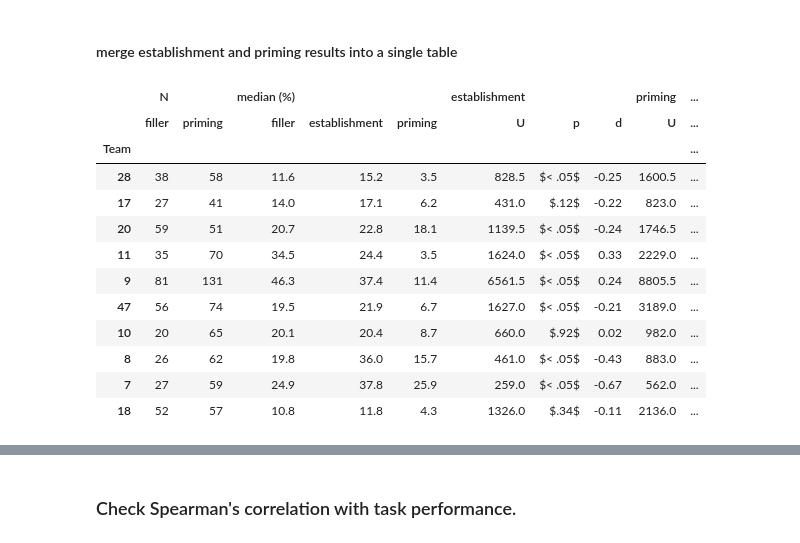
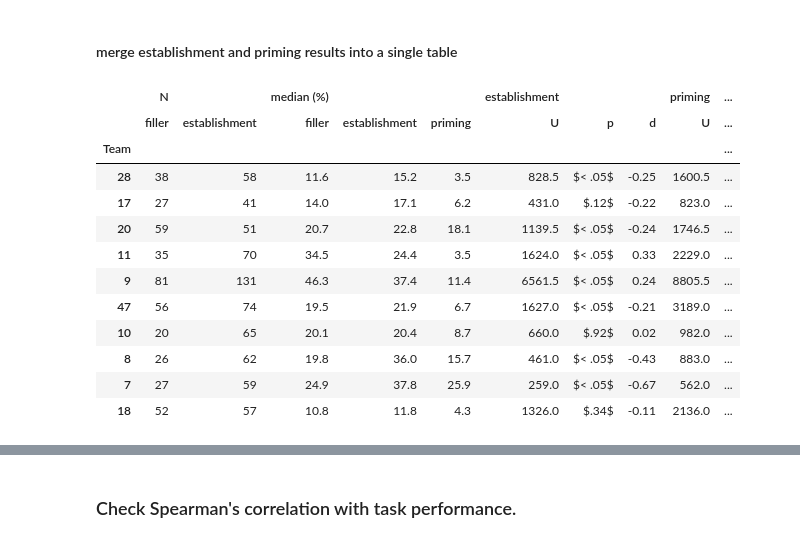
Before and after one commit to chili-epfl/justhink-alignment-analysis, a Jupyter notebook: tools/7_test_the_hypotheses.ipynb, the cells around one changed output, grey strips where cells are left out. Saved outputs shown, nothing was run; the diff lists cells and outputs as text; code cells hidden in the pictures.

```diff
--- a/tools/7_test_the_hypotheses.ipynb
+++ b/tools/7_test_the_hypotheses.ipynb
@@ -580,10 +578,15 @@ for prefix in ['', 'scaled_']:
     c = '{}median'.format(prefix)
     print('For {}:'.format(c), end=' ')
 
-    x = result_df.loc[positive_teams, c]
-    y = result_df.loc[nonpositive_teams, c]
+    test = result_df.loc[positive_teams, c].astype(float).tolist()
+    control = result_df.loc[nonpositive_teams, c].astype(float).tolist()
 
-    print(scipy.stats.kruskal(x, y))
-    print(cliffsDelta.cliffsDelta(x, y))
+    # print(test, control)
+    print(kruskal(test, control))
+    d = two_group_difference(control=control,
+                             test=test,
+                             effect_size='cliffs_delta')
+    print("Cliff's delta = {}".format(d))
+    print()
 # %% [output]
 For median: KruskalResult(statistic=0.8836363636363629, pvalue=0.34720763934942456)
@@ -888,7 +892,7 @@ def plot_establishment(df, x,
             current -= offset
             previous, current = 1 - previous, 1 - current
             s, c = labels[i]
-            ax.annotate(s='',
+            ax.annotate('',
                         xy=(x, previous),
                         xytext=(x, current),
                         xycoords='axes fraction',
@@ -905,7 +909,7 @@ def plot_establishment(df, x,
         x = 1.02
         style = '<-,head_length=0.8,head_width=0.5'
         props = dict(arrowstyle=style, linewidth=3, color='r')
-        ax.annotate(s='',
+        ax.annotate('',
                     xy=(x, 0.1),
                     xytext=(x, 0.01),
                     xycoords='axes fraction',
@@ -965,7 +969,7 @@ for team_no, _ in routine_dfs.items():
         s = '{:2.0%}'.format(val).strip('%')
         offset = 0
         props = dict(arrowstyle='-', alpha=0.6, linewidth=2, color='b')
-        ax.annotate(s='',
+        ax.annotate('',
                     xy=(text_pos, y+0.3),
                     xytext=(text_pos, y-0.3),
                     xycoords='data',
@@ -1070,16 +1074,19 @@ def test_fillers_and_routines(filler_col, routine_col,
         x = filler_df[filler_col].values
         y = routine_df[routine_col].values
 
-        u, pvalue = scipy.stats.mannwhitneyu(x=x, y=y,
-                                             use_continuity=False,
-                                             alternative='two-sided')
+        u, pvalue = mannwhitneyu(x=x, y=y,
+                                 use_continuity=False,
+                                 alternative='two-sided')
         thres = 0.05
         if pvalue < thres:
             ps = 'p < ' + '{:.2f}'.format(thres).lstrip('0')
         else:
             ps = 'p = ' + '{:.2f}'.format(pvalue).lstrip('0')
 
-        d, size = cliffsDelta.cliffsDelta(x, y)
+        d = two_group_difference(control=y,
+                                 test=x,
+                                 effect_size='cliffs_delta')
+
         if verbose:
             print('For Team {:02d}: '.format(team_no), end='')
             s = '$U = {:6.1f}$, ${}$'.format(u, ps)
@@ -1224,31 +1231,30 @@ Team &        &         &            &         &         &          &        \\
 #### merge establishment and priming results into a single table
 # %%
 col_list = [('N', 'filler'),
-            ('N', 'priming'),
-#             ('N','establishment'),
+            ('N', 'establishment'),
             ('median (%)', 'filler'),
             ('median (%)', 'establishment'),
             ('median (%)', 'priming'),
             ('establishment', 'U'),
             ('establishment', 'p'),
             ('establishment', 'd'),
             ('priming', 'U'),
             ('priming', 'p'),
             ('priming', 'd'),
            ]
 
 columns = pd.Index(col_list)
 
 df = pd.concat([establish_df, priming_df], axis=1)
 df = df.loc[:, columns]
 df = df.loc[:, ~df.columns.duplicated()]
 
 result_df = df
 display(result_df)
 print(result_df.to_latex(escape=False))
 # %% [output]
 |  | N |  | median (%) |  |  | establishment |  |  | priming | ... |
-|  | filler | priming | filler | establishment | priming | U | p | d | U | ... |
+|  | filler | establishment | filler | establishment | priming | U | p | d | U | ... |
 | Team |  |  |  |  |  |  |  |  |  | ... |
 | 28 | 38 | 58 | 11.6 | 15.2 | 3.5 | 828.5 | $< .05$ | -0.25 | 1600.5 | ... |
 | 17 | 27 | 41 | 14.0 | 17.1 | 6.2 | 431.0 | $.12$ | -0.22 | 823.0 | ... |
```
Also changed, not shown: parts of 18 cells of this notebook, 3 other files.
